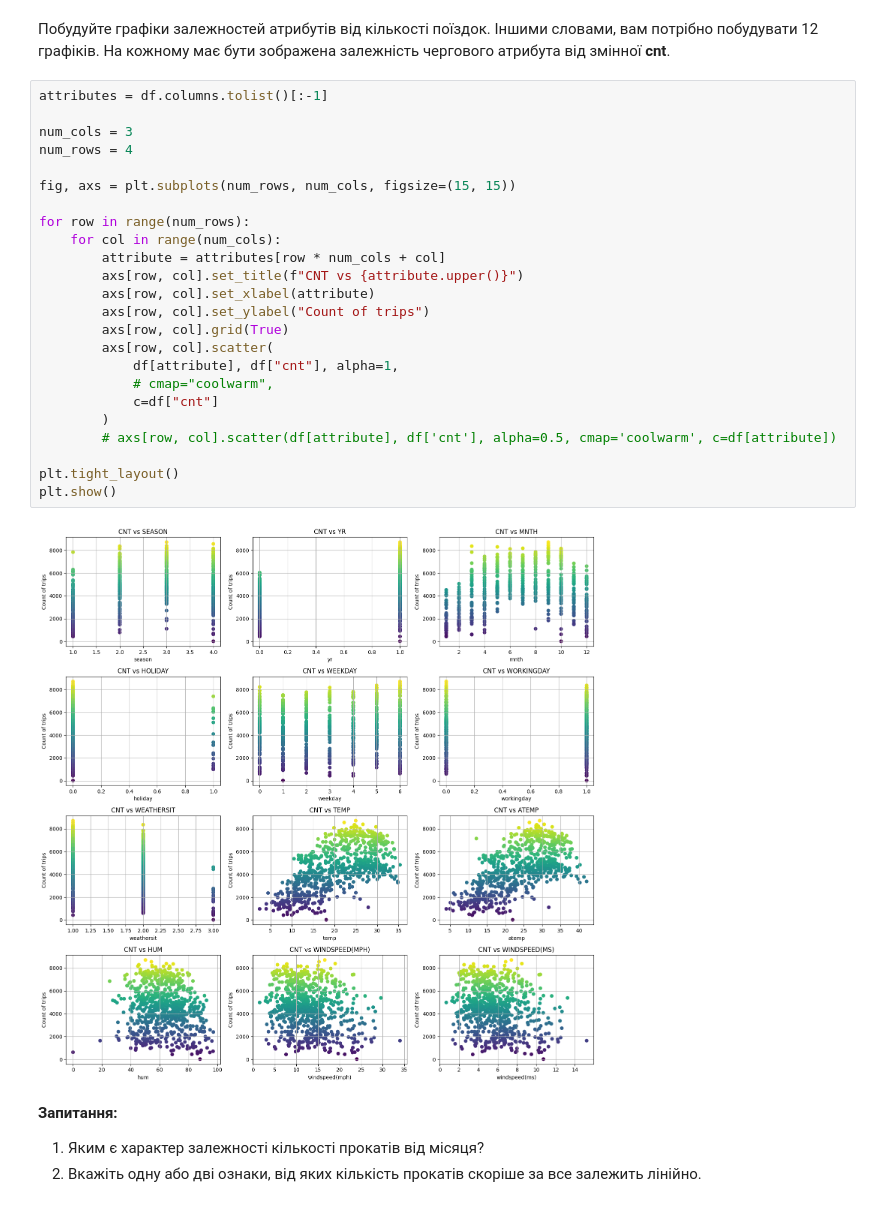
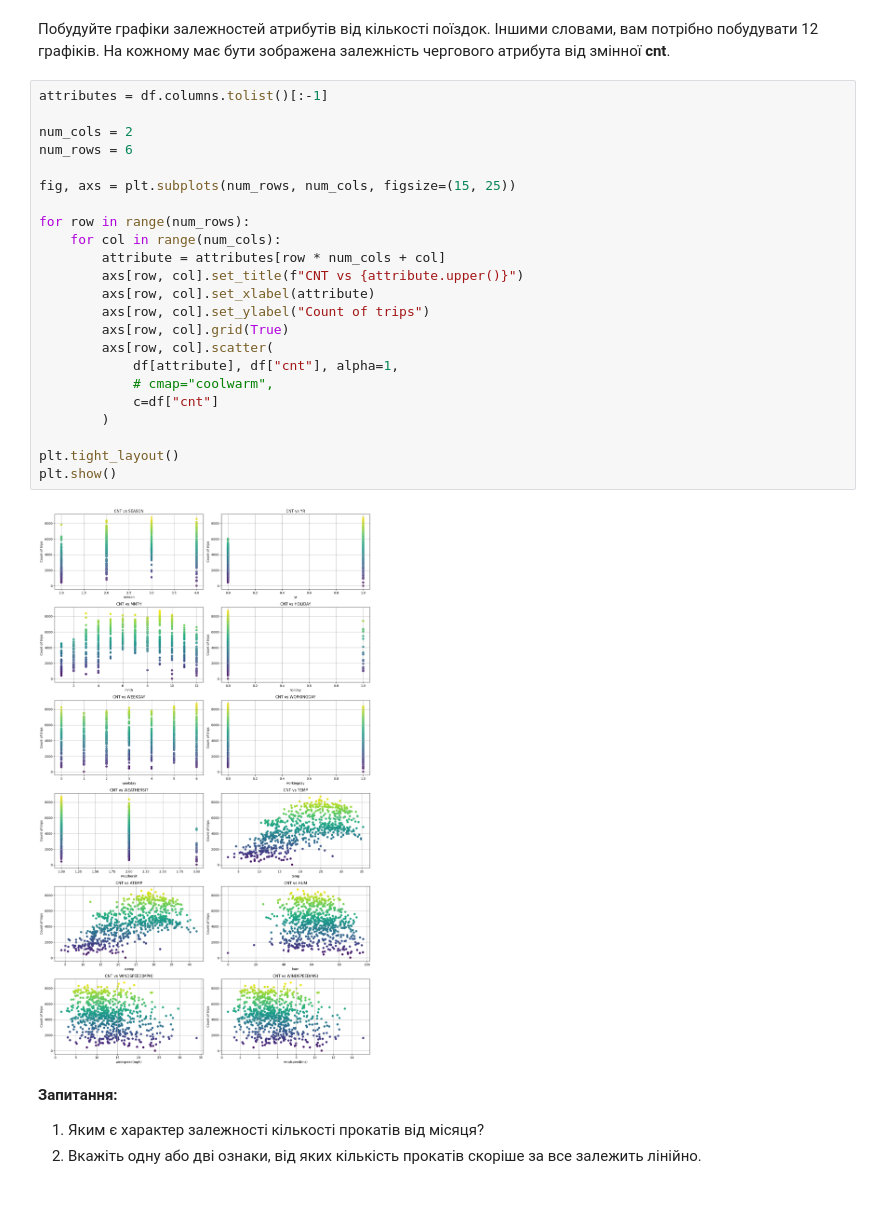
Before and after one commit to KyryloChalov/DS, a Jupyter notebook: HW_04/hw4.ipynb, the cells around one changed output. Drawn from its saved outputs; the diff is of its cells as text.

```diff
--- a/HW_04/hw4.ipynb
+++ b/HW_04/hw4.ipynb
@@ -52,29 +52,28 @@ df.head()
 # %%
 attributes = df.columns.tolist()[:-1]
 
-num_cols = 3
-num_rows = 4
+num_cols = 2
+num_rows = 6
 
-fig, axs = plt.subplots(num_rows, num_cols, figsize=(15, 15))
+fig, axs = plt.subplots(num_rows, num_cols, figsize=(15, 25))
 
 for row in range(num_rows):
     for col in range(num_cols):
         attribute = attributes[row * num_cols + col]
         axs[row, col].set_title(f"CNT vs {attribute.upper()}")
         axs[row, col].set_xlabel(attribute)
         axs[row, col].set_ylabel("Count of trips")
         axs[row, col].grid(True)
         axs[row, col].scatter(
             df[attribute], df["cnt"], alpha=1,
             # cmap="coolwarm",
             c=df["cnt"]
         )
-        # axs[row, col].scatter(df[attribute], df['cnt'], alpha=0.5, cmap='coolwarm', c=df[attribute])
 
 plt.tight_layout()
 plt.show()
 # %% [output]
-[figure, old version]
+[figure, new version]
 # %% [markdown]
 __Запитання:__
 1. Яким є характер залежності кількості прокатів від місяця?
```
Also changed, not shown: parts of 3 cells of this notebook.
